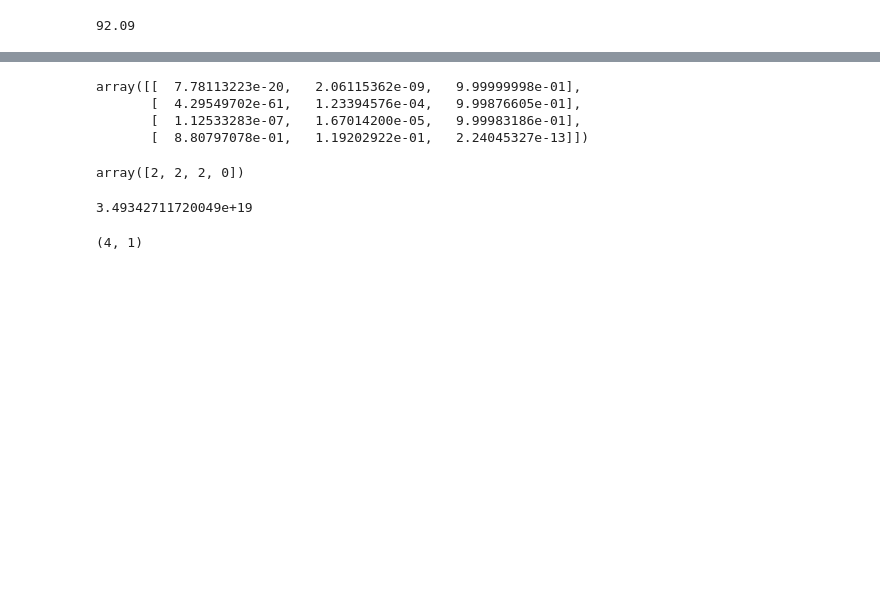
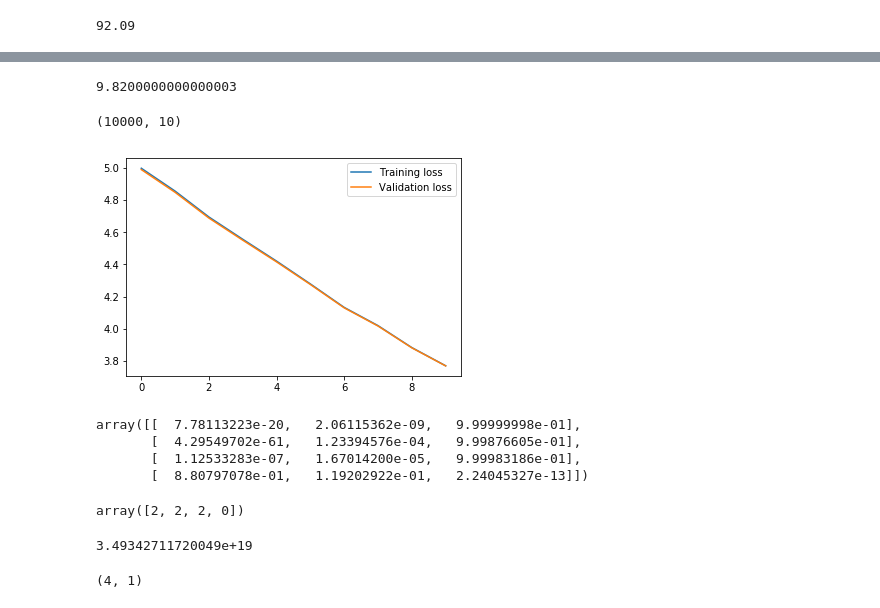
Before and after one commit to unnat5/Udacity_dl_nanodegree, a Jupyter notebook: first-neural-network/Untitled.ipynb, the cells around one changed output, grey strips where cells are left out. Drawn from its saved outputs; the diff is of its cells as text; code cells hidden in the pictures; blank space fills up the shorter version.

Commit message:
learn ratemodification

```diff
--- a/first-neural-network/Untitled.ipynb
+++ b/first-neural-network/Untitled.ipynb
@@ -105,19 +106,19 @@ score_1 = model1.evaluate(x_test,y_test)
 92.09
 # %%
 def MSE(y, Y):
-    return np.sum(np.sum(-Y*np.log(y.T)))
+    return -np.sum(np.sum(Y*np.log(y.T)))
 # %%
 from nn import NeuralNetwork
 # %%
 %%time
-%pdb
+
 import sys
 
 ####################
 ### Set the hyperparameters in you myanswers.py file ###
 ####################
 
-from nn import iterations, learning_rate, hidden_nodes, output_nodes
+from nn import iterations, learning_rate,hidden_nodes, output_nodes
 
 delta = []
 N_i = X_train_matrix.shape[1]
@@ -133,8 +134,8 @@ for ii in range(iterations):
 
 
     # Printing out the training progress
-    train_loss = MSE(network.run(X_train_matrix).T, y_train)
-    val_loss = MSE(network.run(X_test_flatten).T, y_test_one_hot)
+    train_loss = MSE(network.run(X_train_matrix).T, y_train)/X_train_matrix.shape[0]
+    val_loss = MSE(network.run(X_test_flatten).T, y_test_one_hot)/X_test_flatten.shape[0]
     sys.stdout.write("\rProgress: {:2.1f}".format(100 * ii/float(iterations)) \
                      + "% ... Training loss: " + str(train_loss)[:5] \
                      + " ... Validation loss: " + str(val_loss)[:5])
@@ -142,4 +143,5 @@ for ii in range(iterations):
 
     losses['train'].append(train_loss)
     losses['validation'].append(val_loss)
+output=network.run((X_test_flatten))
 # %% [output]
@@ -149,3 +151,18 @@ KeyboardInterrupt:
+# %%
+100*(sum(np.argmax(output,axis=1) == y_test)/y_test.shape[0])
+# %% [output]
+9.8200000000000003
+# %%
+output.shape
+# %% [output]
+(10000, 10)
+# %%
+plt.plot(losses['train'], label='Training loss')
+plt.plot(losses['validation'], label='Validation loss')
+plt.legend()
+_ = plt.ylim()
+# %% [output]
+[figure, added]
 # %%
 #print(y.shape)
 import numpy as np
```
Also changed, not shown: parts of 8 cells of this notebook, 1 other file.
